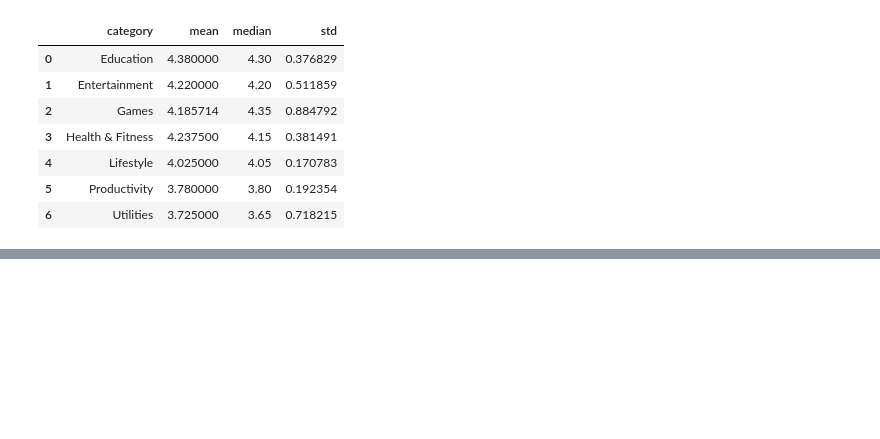
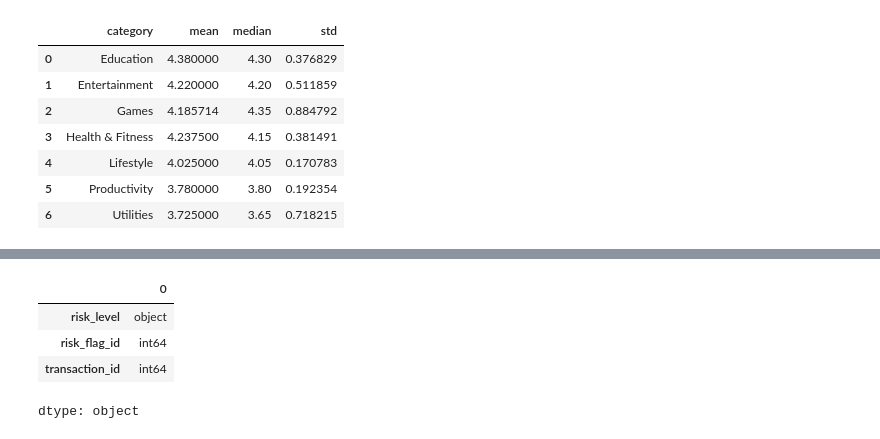
Before and after one commit to Haris-09/Python-Summer-Party-Challenge, a Jupyter notebook: Python_Summer_Party.ipynb, the cells around one changed output, grey strips where cells are left out. Saved outputs shown, nothing was run; the diff lists cells and outputs as text; code cells hidden in the pictures; blank space fills up the shorter version.

```diff
--- a/Python_Summer_Party.ipynb
+++ b/Python_Summer_Party.ipynb
@@ -1440,0 +1451,22 @@ display(category_rating_stats)
+# %%
+dim_risk_flags = """risk_level	 risk_flag_id	 transaction_id
+Low	 1	 2
+Medium	 2	 7
+High	 3	 11
+High	 4	 12
+High	 5	 13
+Medium	 6	 14
+High	 7	 15
+Low	 8	 1
+Medium	 9	 6
+Low	 10	 3
+"""
+
+dim_risk_flags = pd.read_csv(io.StringIO(dim_risk_flags), sep='\s\s+', engine='python')
+dim_risk_flags.dtypes
+# %% [output]
+|  | 0 |
+| risk_level | object |
+| risk_flag_id | int64 |
+| transaction_id | int64 |
+dtype: object
```
Also changed, not shown: parts of 14 cells of this notebook.
